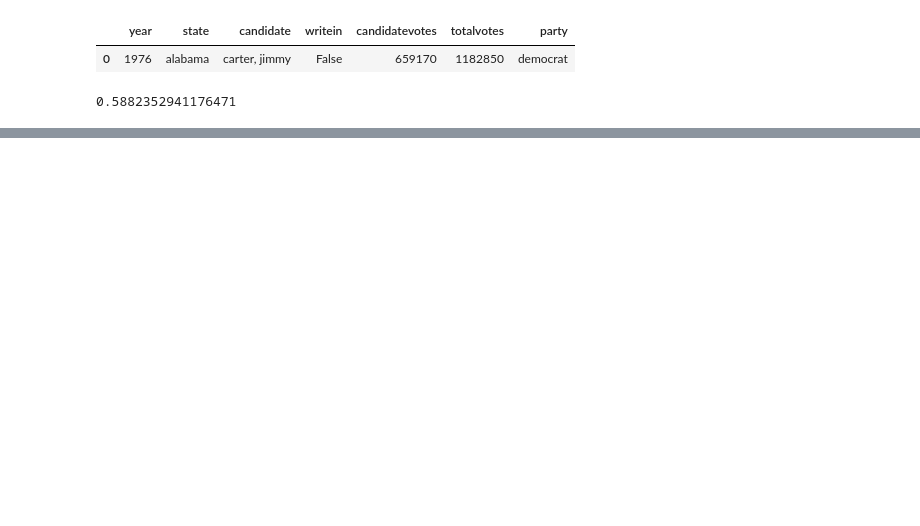
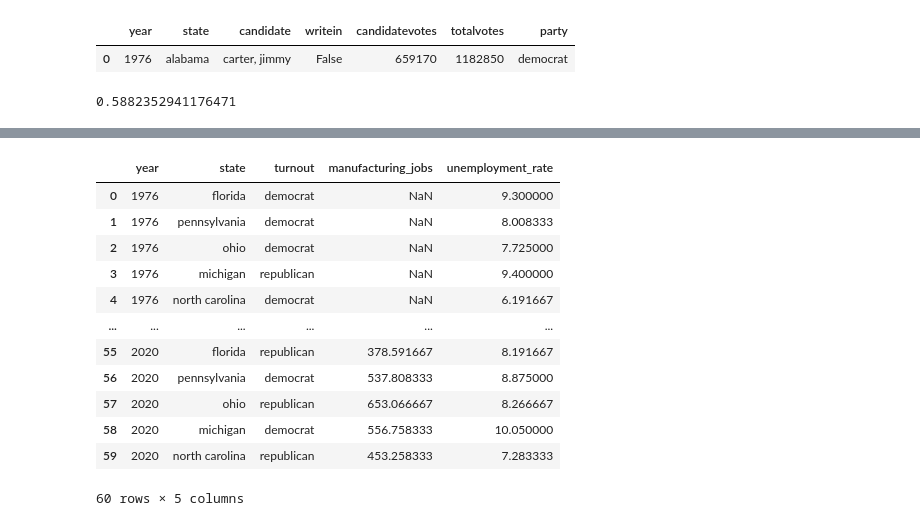
Before and after one commit to pndang/MATH189, a Jupyter notebook: Project/elections-analysis.ipynb, the cells around one changed output, grey strips where cells are left out. Saved outputs shown, nothing was run; the diff lists cells and outputs as text; code cells hidden in the pictures; blank space fills up the shorter version.

```diff
--- a/Project/elections-analysis.ipynb
+++ b/Project/elections-analysis.ipynb
@@ -414,0 +465,16 @@ Name: candidatevotes, Length: 51, dtype: int64
+# %%
+# sanity check
+
+test = df[df['state']=='ohio'].groupby(['year', 'party']).agg({
+    'candidatevotes': 'sum',
+    'totalvotes': 'max'
+})
+
+ohioTurnout = []
+for yr in elecYears:
+    votes = test.loc[int(yr)]
+    turnout = votes['candidatevotes']==max(votes['candidatevotes'])
+    turnout = turnout[turnout].index[0]
+    ohioTurnout.append(turnout)
+
+print(ohioTurnout)
@@ -414,0 +577,16 @@ Name: candidatevotes, Length: 51, dtype: int64
+# %%
+mlDf
+# %% [output]
+|  | year | state | turnout | manufacturing_jobs | unemployment_rate |
+| 0 | 1976 | florida | democrat | NaN | 9.300000 |
+| 1 | 1976 | pennsylvania | democrat | NaN | 8.008333 |
+| 2 | 1976 | ohio | democrat | NaN | 7.725000 |
+| 3 | 1976 | michigan | republican | NaN | 9.400000 |
+| 4 | 1976 | north carolina | democrat | NaN | 6.191667 |
+| ... | ... | ... | ... | ... | ... |
+| 55 | 2020 | florida | republican | 378.591667 | 8.191667 |
+| 56 | 2020 | pennsylvania | democrat | 537.808333 | 8.875000 |
+| 57 | 2020 | ohio | republican | 653.066667 | 8.266667 |
+| 58 | 2020 | michigan | democrat | 556.758333 | 10.050000 |
+| 59 | 2020 | north carolina | republican | 453.258333 | 7.283333 |
+60 rows × 5 columns
```
Also changed, not shown: parts of 15 cells of this notebook, 11 other files.
